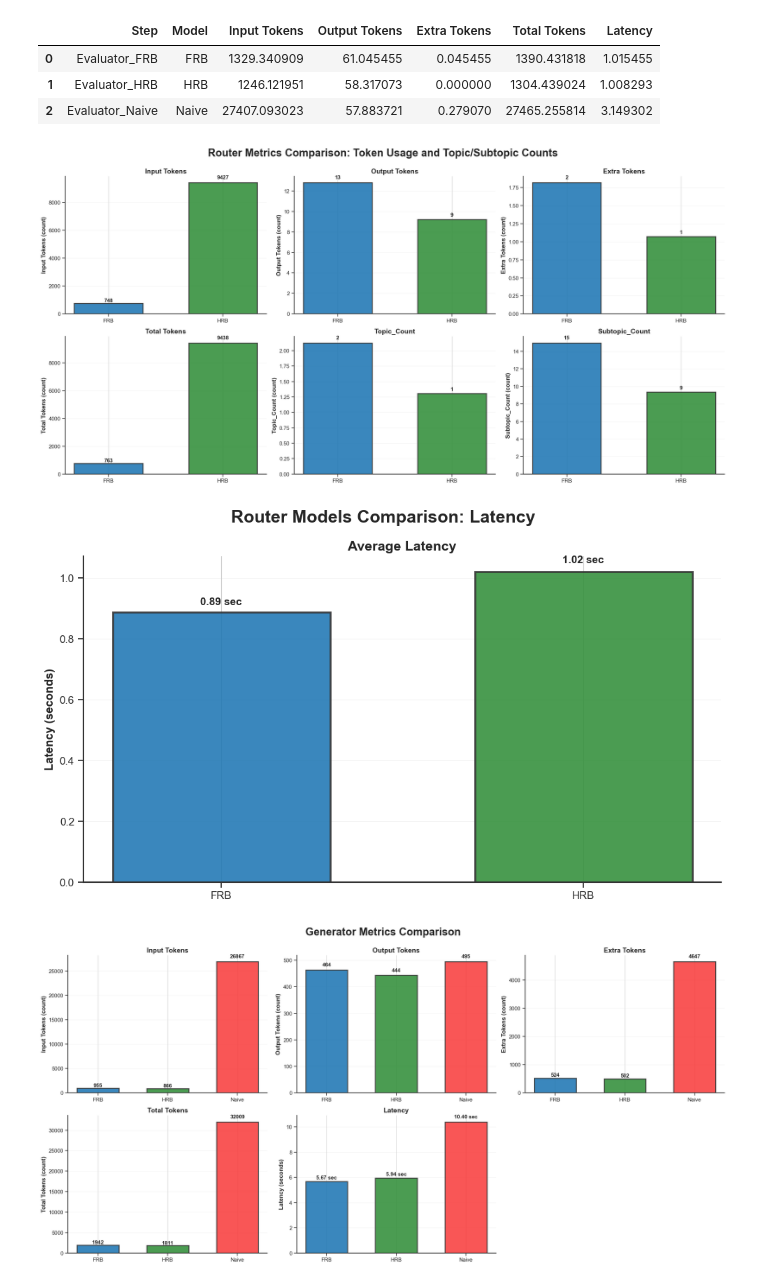
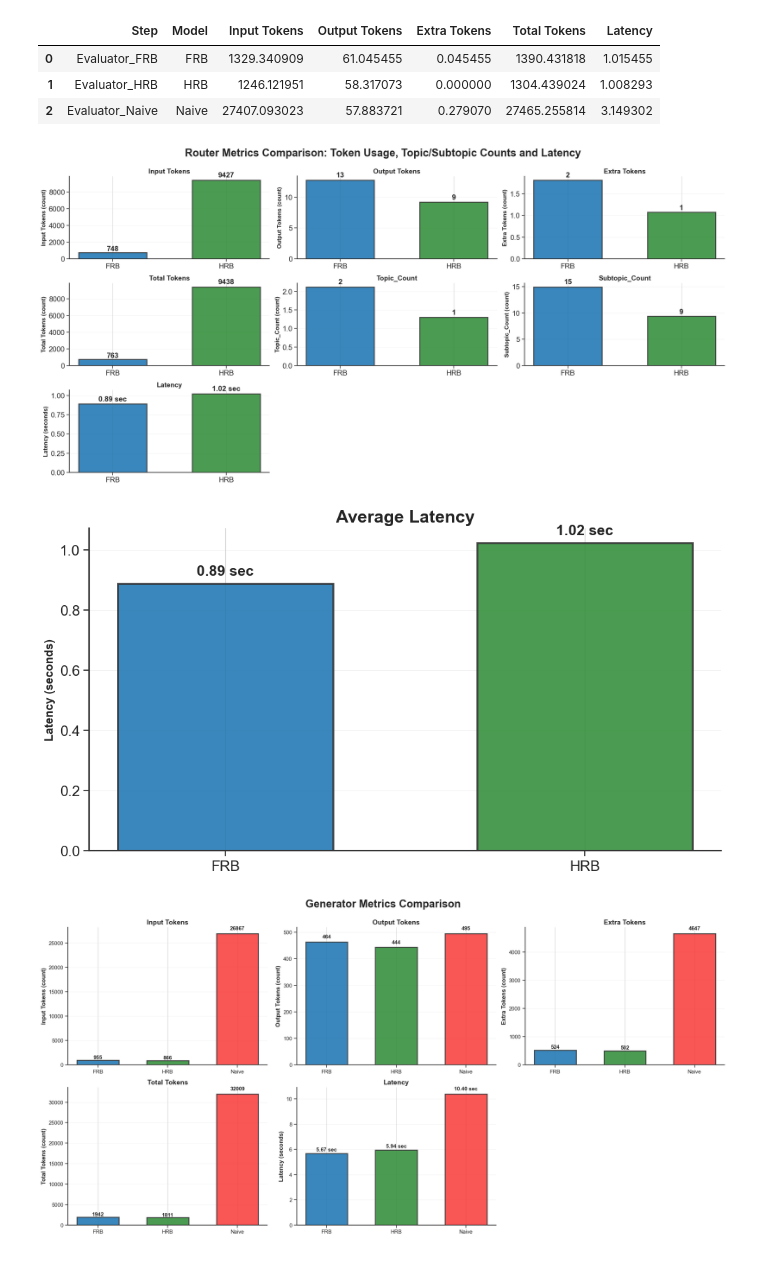
Before and after one commit to andreamurari/TesiMagistrale_NextQuerySuggestion, a Jupyter notebook: GeminiAPI_x_streamlit/token_usage_analysis.ipynb, the cells around one changed output. Saved outputs shown, nothing was run; the diff lists cells and outputs as text; code cells hidden in the pictures.

Commit message:
Update plots

```diff
--- a/GeminiAPI_x_streamlit/token_usage_analysis.ipynb
+++ b/GeminiAPI_x_streamlit/token_usage_analysis.ipynb
@@ -383,7 +383,7 @@ evaluator_usage_df.to_csv('analysis/evaluator_usage.csv', index=False)
 import matplotlib.pyplot as plt
 
 # Assuming router_usage_df and model_cmap are defined earlier in your script
-metrics_to_plot = ['Input Tokens', 'Output Tokens', 'Extra Tokens', 'Total Tokens', 'Topic_Count', 'Subtopic_Count']
+metrics_to_plot = ['Input Tokens', 'Output Tokens', 'Extra Tokens', 'Total Tokens', 'Topic_Count', 'Subtopic_Count', 'Latency']
 
 # 3. Setup dello stile accademico
 plt.rcParams['font.family'] = 'serif'
@@ -393,8 +393,8 @@ plt.rcParams['grid.linewidth'] = 0.8
 plt.style.use('seaborn-v0_8-whitegrid')
 
 # 4. Creazione della griglia di subplots (2 righe, 3 colonne)
-fig, axes = plt.subplots(2, 3, figsize=(20, 10))
-fig.suptitle('Router Metrics Comparison: Token Usage and Topic/Subtopic Counts', fontsize=22, fontweight='bold', y=0.98)
+fig, axes = plt.subplots(3, 3, figsize=(20, 10))
+fig.suptitle('Router Metrics Comparison: Token Usage, Topic/Subtopic Counts and Latency', fontsize=22, fontweight='bold', y=0.98)
 
 # Appiattiamo l'array degli assi per iterare più facilmente
 axes = axes.flatten()
@@ -422,7 +422,7 @@ for i, metric in enumerate(metrics_to_plot):
     ax.set_title(metric, fontsize=14, fontweight='bold')
     ax.grid(axis='y', alpha=0.25, linestyle='-', linewidth=0.7)
     ax.set_axisbelow(True)
-    ax.tick_params(axis='both', which='major', labelsize=11, length=6, width=1.2)
+    ax.tick_params(axis='both', which='major', labelsize=15, length=6, width=1.2)
 
     # Aggiunta delle etichette dei valori sopra le barre
     for bar in bars:
@@ -437,7 +437,7 @@ for i, metric in enumerate(metrics_to_plot):
             text_label,
             ha='center',
             va='bottom',
-            fontsize=11,
+            fontsize=15,
             fontweight='bold'
         )
 
@@ -450,7 +450,8 @@ for i, metric in enumerate(metrics_to_plot):
     ax.spines['bottom'].set_color('#333333')
 
 # Nascondiamo il sesto subplot vuoto
-#[5].set_visible(False)
+axes[7].set_visible(False)
+axes[8].set_visible(False)
 
 # Layout e visualizzazione
 plt.tight_layout()
@@ -459,7 +460,7 @@ plt.show()
 
 fig.savefig('../plots/router_metrics_comparison.png', dpi=300, bbox_inches='tight')
 # %% [output]
-[figure, old version]
+[figure, new version]
 # %%
 import matplotlib.pyplot as plt
 
@@ -478,7 +479,7 @@ plt.style.use('seaborn-v0_8-whitegrid')
 fig, ax = plt.subplots(1, 1, figsize=(10, 6))
 
 # Titolo aggiornato per essere coerente con la metrica analizzata
-fig.suptitle('Router Models Comparison: Latency', fontsize=18, fontweight='bold', y=0.96)
+#fig.suptitle('Router Models Comparison: Latency', fontsize=18, fontweight='bold', y=0.96)
 
 # 5. Creazione del Bar Chart direttamente su 'ax'
 bars = ax.bar(
@@ -497,44 +498,44 @@ ylabel = f'{metric} (seconds)' if is_latency else f'{metric} (count)'
 
 # Configurazione assi e griglia
 ax.set_ylabel(ylabel, fontsize=12, fontweight='bold')
-ax.set_title(f'Average {metric}', fontsize=14, fontweight='bold')
+ax.set_title(f'Average {metric}', fontsize=18, fontweight='bold')
 ax.grid(axis='y', alpha=0.25, linestyle='-', linewidth=0.7)
 ax.set_axisbelow(True)
-ax.tick_params(axis='both', which='major', labelsize=11, length=6, width=1.2)
+ax.tick_params(axis='both', which='major', labelsize=15, length=6, width=1.2)
 
 # Aggiunta delle etichette dei valori sopra le barre
 for bar in bars:
     height = bar.get_height()
 
     text_label = f'{height:.2f} sec' if is_latency else f'{height:.0f}'
 
     ax.text(
         bar.get_x() + bar.get_width() / 2.,
         height * 1.02, # Spinge l'etichetta leggermente sopra la barra
         text_label,
         ha='center',
         va='bottom',
-        fontsize=11,
+        fontsize=15,
         fontweight='bold'
     )
 
 # Pulizia dei bordi (spines)
 ax.spines['top'].set_visible(False)
 ax.spines['right'].set_visible(False)
 ax.spines['left'].set_linewidth(1.5)
 ax.spines['bottom'].set_linewidth(1.5)
 ax.spines['left'].set_color('#333333')
 ax.spines['bottom'].set_color('#333333')
 
 # Layout e visualizzazione
 plt.tight_layout()
 plt.subplots_adjust(top=0.85) # Crea spazio sufficiente per il suptitle
 plt.show()
 
 
 fig.savefig('../plots/router_latency_comparison.png', dpi=300, bbox_inches='tight')
 # %% [output]
-[figure, old version]
+[figure, new version]
 # %%
 # Assuming router_usage_df and model_cmap are defined earlier in your script
 metrics_to_plot = ['Input Tokens', 'Output Tokens', 'Extra Tokens', 'Total Tokens', 'Latency']
```
Also changed, not shown: 2 other files.
